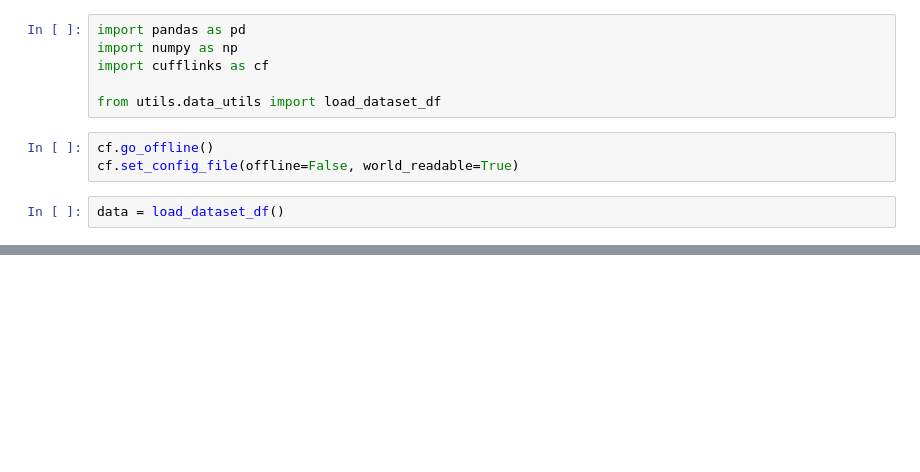
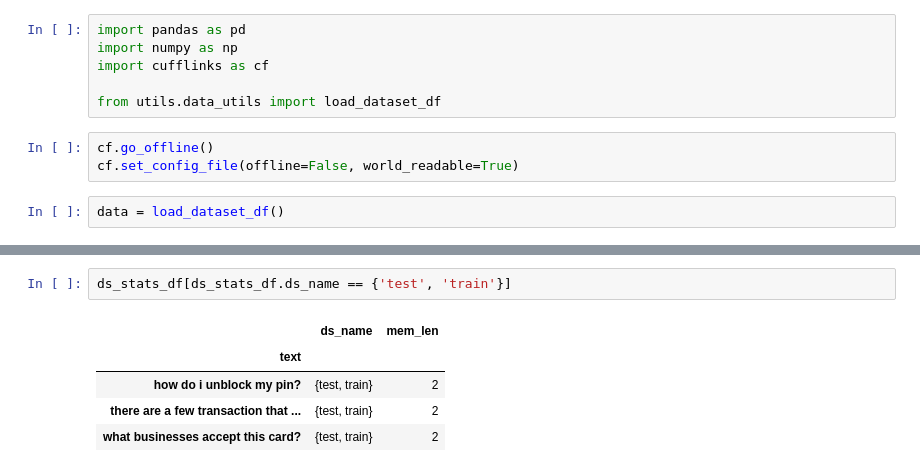
Before and after one commit to nsomabalint/intent-detection, a Jupyter notebook: data_stats.ipynb, the cells around one changed output, grey strips where cells are left out. Cells and saved outputs as stored; diff of their text form; blank space fills up the shorter version.

```diff
--- a/data_stats.ipynb
+++ b/data_stats.ipynb
@@ -73,0 +113,8 @@ ValueError: columns overlap but no suffix specified: Index(['mean'], dtype='obje
+# %%
+ds_stats_df[ds_stats_df.ds_name == {'test', 'train'}]
+# %% [output]
+|  | ds_name | mem_len |
+| text |  |  |
+| how do i unblock my pin? | {test, train} | 2 |
+| there are a few transaction that ... | {test, train} | 2 |
+| what businesses accept this card? | {test, train} | 2 |
```
Also changed, not shown: parts of 13 cells of this notebook, 1 other file.
